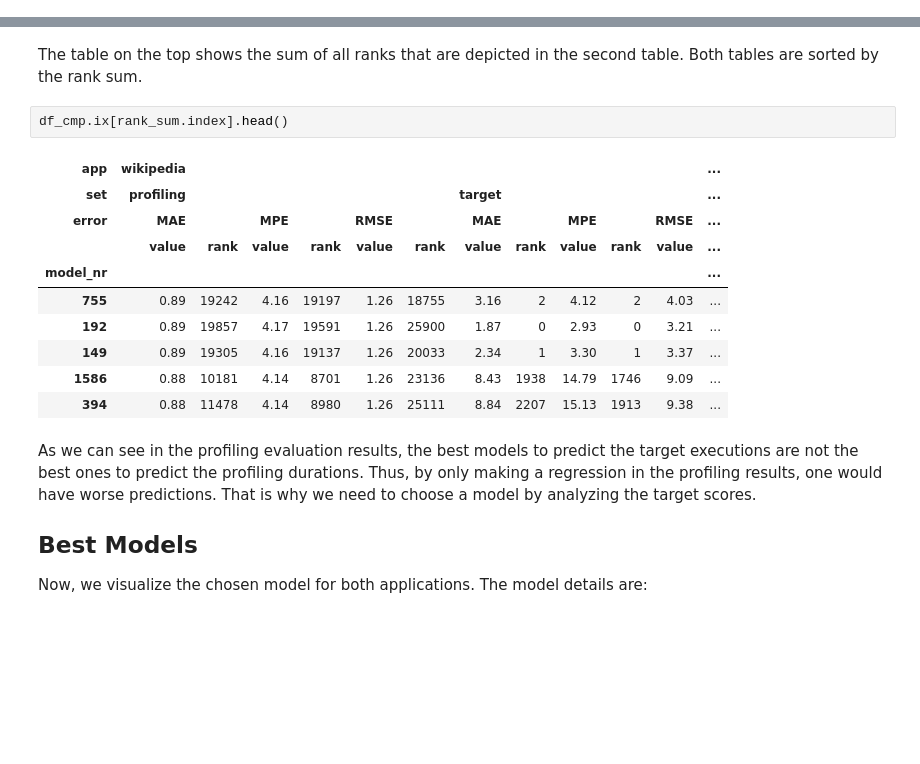
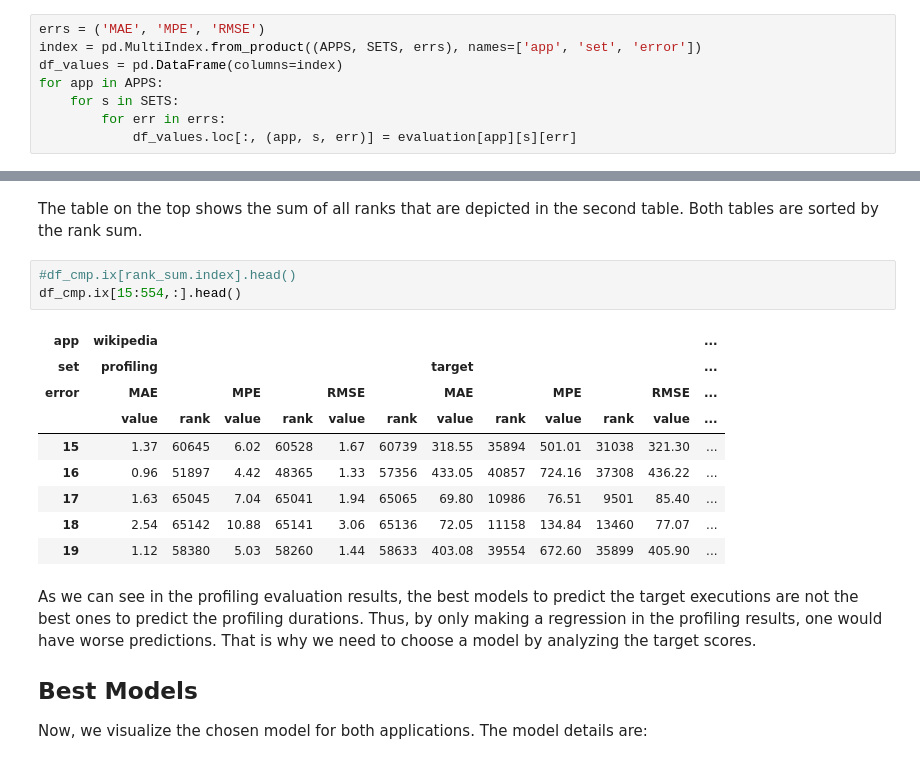
Before and after one commit to cemsbr/phd_notebook, a Jupyter notebook: notebooks/002-Wikipedia, HBSort, HBKmeans - No disk.ipynb, the cells around one changed output, grey strips where cells are left out. Cells and saved outputs as stored; diff of their text form; blank space fills up the shorter version.

Commit message:
Trying other criteria for model selection

```diff
--- a/notebooks/002-Wikipedia, HBSort, HBKmeans - No disk.ipynb
+++ b/notebooks/002-Wikipedia, HBSort, HBKmeans - No disk.ipynb
@@ -368,3 +368,11 @@ p.join()
 # %% [output]
 CPU times: user 14.9 s, sys: 4.88 s, total: 19.8 s
 Wall time: 42.8 s
+# %%
+errs = ('MAE', 'MPE', 'RMSE')
+index = pd.MultiIndex.from_product((APPS, SETS, errs), names=['app', 'set', 'error'])
+df_values = pd.DataFrame(columns=index)
+for app in APPS:
+    for s in SETS:
+        for err in errs:
+            df_values.loc[:, (app, s, err)] = evaluation[app][s][err]
@@ -520,18 +580,18 @@ df_cmp.ix[rank_sum.index].drop(cols2drop, axis=1).head(10)
 # %% [markdown]
 The table on the top shows the sum of all ranks that are depicted in the second table. Both tables are sorted by the rank sum.
 # %%
-df_cmp.ix[rank_sum.index].head()
+#df_cmp.ix[rank_sum.index].head()
+df_cmp.ix[15:554,:].head()
 # %% [output]
 | app | wikipedia |  |  |  |  |  |  |  |  |  |  | ... |
 | set | profiling |  |  |  |  |  | target |  |  |  |  | ... |
 | error | MAE |  | MPE |  | RMSE |  | MAE |  | MPE |  | RMSE | ... |
 |  | value | rank | value | rank | value | rank | value | rank | value | rank | value | ... |
-| model_nr |  |  |  |  |  |  |  |  |  |  |  | ... |
-| 755 | 0.89 | 19242 | 4.16 | 19197 | 1.26 | 18755 | 3.16 | 2 | 4.12 | 2 | 4.03 | ... |
-| 192 | 0.89 | 19857 | 4.17 | 19591 | 1.26 | 25900 | 1.87 | 0 | 2.93 | 0 | 3.21 | ... |
-| 149 | 0.89 | 19305 | 4.16 | 19137 | 1.26 | 20033 | 2.34 | 1 | 3.30 | 1 | 3.37 | ... |
-| 1586 | 0.88 | 10181 | 4.14 | 8701 | 1.26 | 23136 | 8.43 | 1938 | 14.79 | 1746 | 9.09 | ... |
-| 394 | 0.88 | 11478 | 4.14 | 8980 | 1.26 | 25111 | 8.84 | 2207 | 15.13 | 1913 | 9.38 | ... |
+| 15 | 1.37 | 60645 | 6.02 | 60528 | 1.67 | 60739 | 318.55 | 35894 | 501.01 | 31038 | 321.30 | ... |
+| 16 | 0.96 | 51897 | 4.42 | 48365 | 1.33 | 57356 | 433.05 | 40857 | 724.16 | 37308 | 436.22 | ... |
+| 17 | 1.63 | 65045 | 7.04 | 65041 | 1.94 | 65065 | 69.80 | 10986 | 76.51 | 9501 | 85.40 | ... |
+| 18 | 2.54 | 65142 | 10.88 | 65141 | 3.06 | 65136 | 72.05 | 11158 | 134.84 | 13460 | 77.07 | ... |
+| 19 | 1.12 | 58380 | 5.03 | 58260 | 1.44 | 58633 | 403.08 | 39554 | 672.60 | 35899 | 405.90 | ... |
 # %% [markdown]
 As we can see in the profiling evaluation results, the best models to predict the target executions are not the best ones to predict the profiling durations. Thus, by only making a regression in the profiling results, one would have worse predictions. That is why we need to choose a model by analyzing the target scores.
 
```
Also changed, not shown: parts of 7 cells of this notebook.
